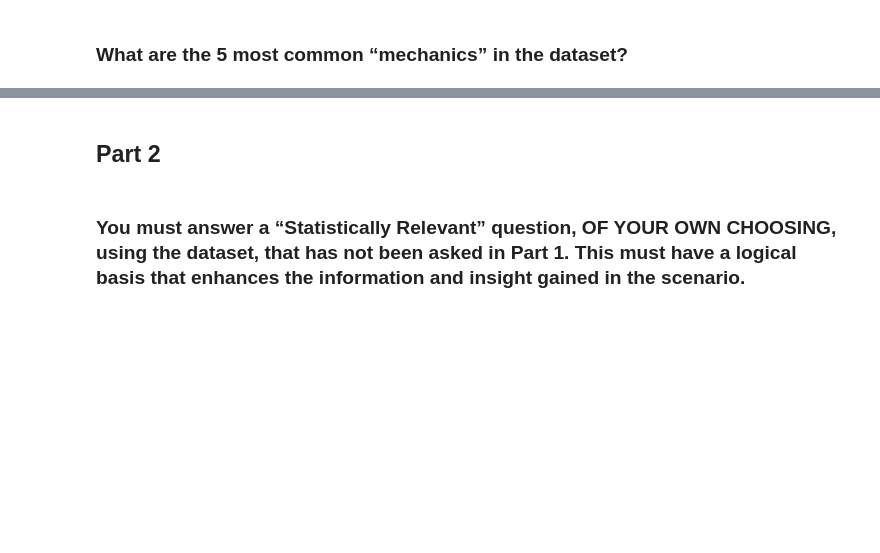
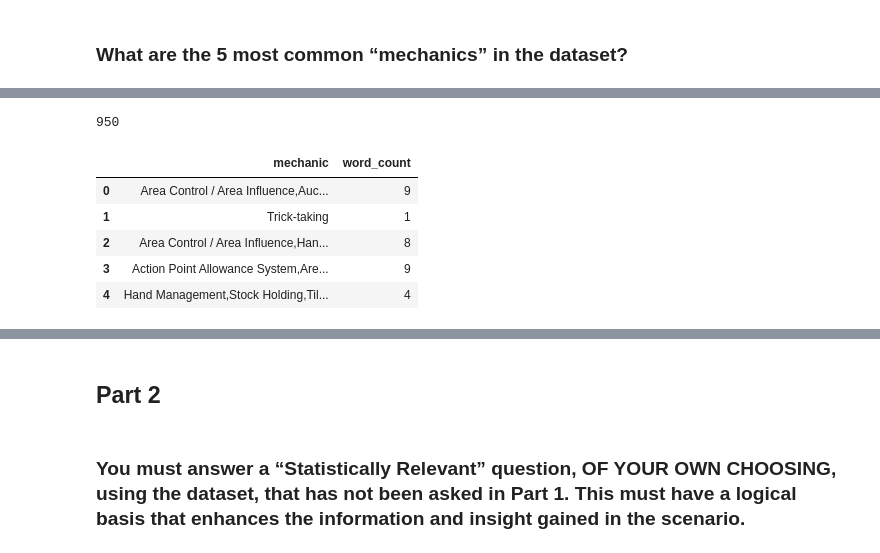
Before and after one commit to FJGM2023015/CA1_DVis_HDip_Lvl8-, a Jupyter notebook: Francisco_Gorigoitia_DVisHDip_CA1.ipynb, the cells around one changed output, grey strips where cells are left out. Saved outputs shown, nothing was run; the diff lists cells and outputs as text; code cells hidden in the pictures; blank space fills up the shorter version.

```diff
--- a/Francisco_Gorigoitia_DVisHDip_CA1.ipynb
+++ b/Francisco_Gorigoitia_DVisHDip_CA1.ipynb
@@ -301,0 +237,8 @@ df_games[['category','upper']].head()
+# %%
+# Average Word Length
+def avg_word(sentence):
+    words = sentence.split()
+    return (sum(len(word) for word in words)/len(words)) if words else 0
+
+df_games['avg_word'] = df_games['category'].apply(lambda x: avg_word(x))
+df_games[['category','avg_word']].head()
@@ -495,5 +439,0 @@ df_games[['category','stopwords']].head()
-# %%
-# Number of special characters
-
-df_games["roman_num"] = df_games['category'].apply(lambda x: len([x for x in x.split() if x.startswith('i')]))
-df_games[['category','roman_num']].head()
@@ -750,0 +859,20 @@ plt.show()
+# %%
+# Verificar la cantidad de valores nulos en la columna "category"
+null_count_mechanic = df_games["mechanic"].isnull().sum()
+
+null_count_mechanic
+# %% [output]
+950
+# %%
+df_games["mechanic"].fillna("Unknown", inplace=True)
+# %%
+# Number of Words
+df_games['word_count'] = df_games["mechanic"].apply(lambda x: len(str(x).split(" ")))
+df_games[["mechanic",'word_count']].head()
+# %% [output]
+|  | mechanic | word_count |
+| 0 | Area Control / Area Influence,Auc... | 9 |
+| 1 | Trick-taking | 1 |
+| 2 | Area Control / Area Influence,Han... | 8 |
+| 3 | Action Point Allowance System,Are... | 9 |
+| 4 | Hand Management,Stock Holding,Til... | 4 |
```
Also changed, not shown: parts of 55 cells of this notebook.
